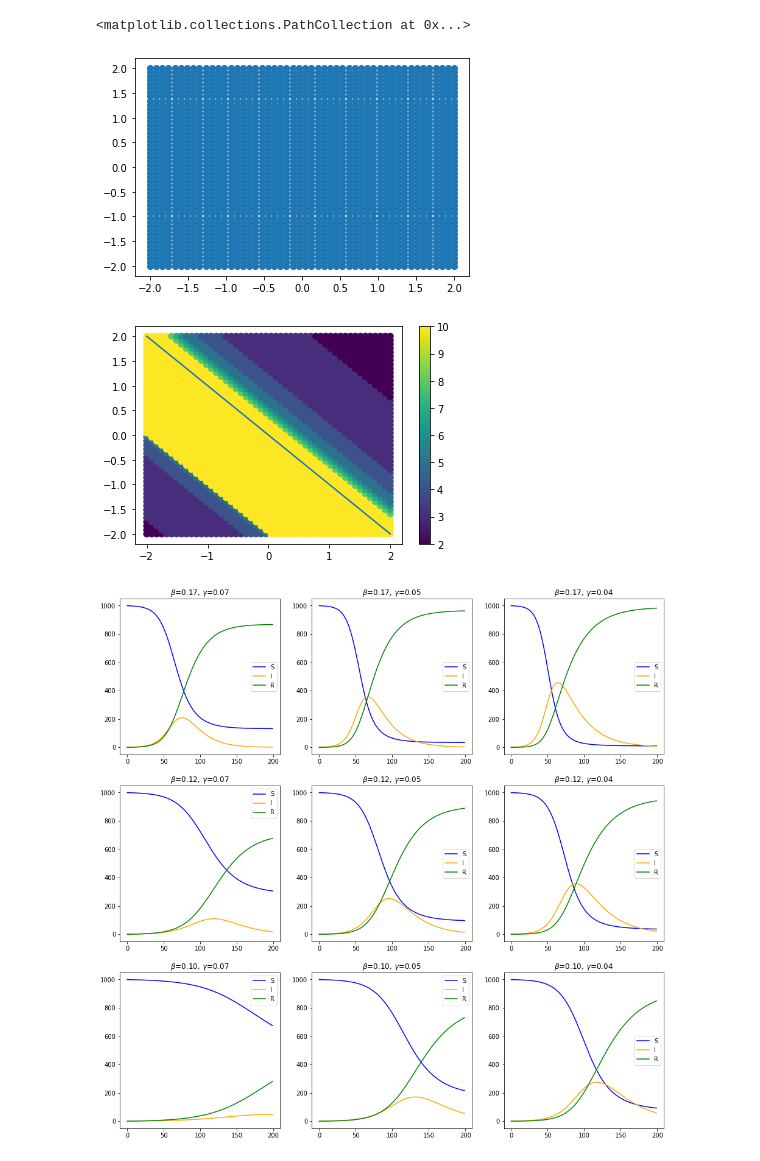
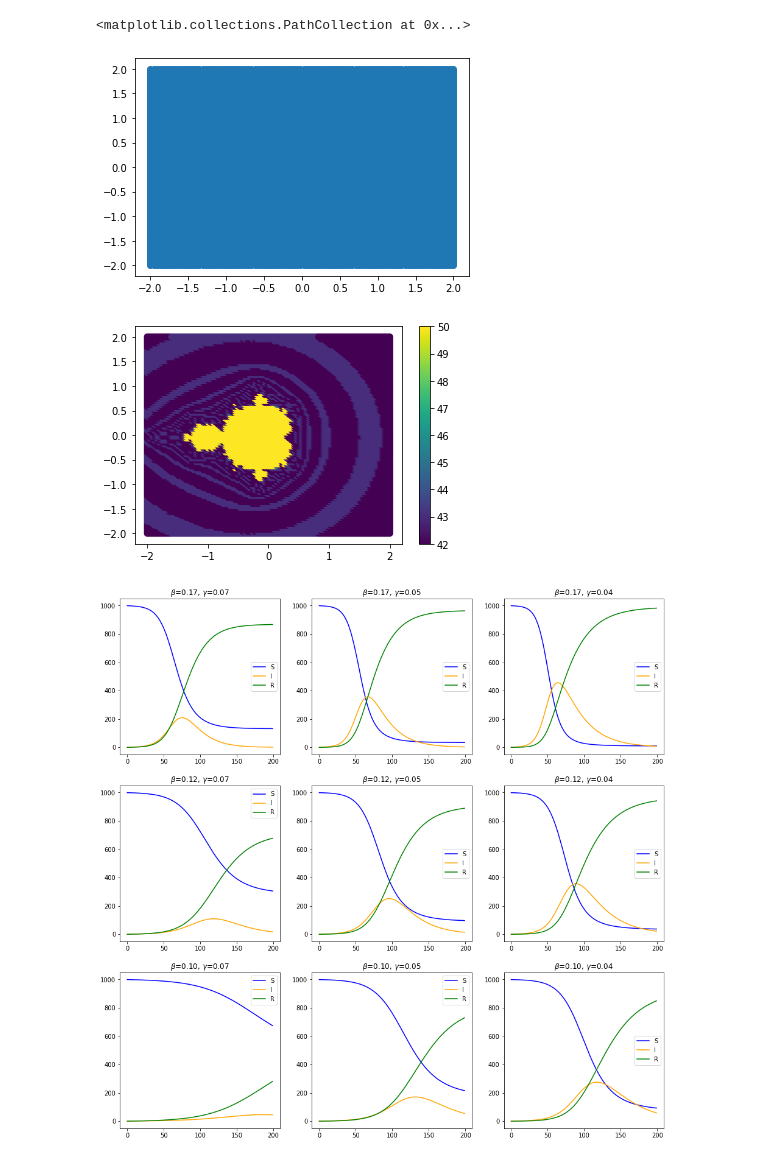
Before and after one commit to al-jshen/cta200, a Jupyter notebook: assignment2/Untitled.ipynb, the cells around one changed output. Cells and saved outputs as stored; diff of their text form; code cells hidden in the pictures.

```diff
--- a/assignment2/Untitled.ipynb
+++ b/assignment2/Untitled.ipynb
@@ -4,21 +4,23 @@ import matplotlib
 import matplotlib.pyplot as plt
 %matplotlib inline
 # %%
-xs = np.linspace(-2, 2, 50)
-ys = np.linspace(-2, 2, 50) * 1j
+n = 100
+
+xs = np.linspace(-2, 2, n)
+ys = np.linspace(-2j, 2j, n, dtype=complex)
 xx, yy = np.meshgrid(xs, ys)
 cs = xx + yy
 plt.scatter(cs.real, cs.imag)
 # %% [output]
 <matplotlib.collections.PathCollection at 0x...>
-[figure, old version]
+[figure, new version]
 # %%
-n_iter = 10
+n_iter = 50
 
 cs_flat = cs.reshape(-1)
-zs = np.zeros((cs_flat.size, n_iter))
-
-for i in np.arange(1, n_iter):
-    zs[:, i] = np.square(zs[:, i-1]) + (cs_flat.real + cs_flat.imag)
+zs = np.zeros((cs_flat.size, n_iter), dtype=complex)
+zs[:,0] = cs_flat
+for i in np.arange(n_iter-1):
+    zs[:, i+1] = np.square(zs[:, i]) + cs_flat
 # %%
-divergence = np.where(zs > 1e1, 0, 1).sum(axis=1)
+divergence = np.where(np.abs(zs) > 1e3, 0, 1).sum(axis=1)
@@ -27,10 +27,9 @@ line = -xs
 # %%
-plt.scatter(cs.real, cs.imag, c=divergence)
-plt.plot(xs, line)
+plt.scatter(cs.real, cs.imag, c=divergence.reshape(n, n))
 plt.colorbar()
 plt.savefig('q1.png')
 # %% [output]
-[figure, old version]
+[figure, new version]
 # %%
 ## What to use as the threshold for "diverge"?
 # %%
```
Also changed, not shown: parts of 1 cell of this notebook.
